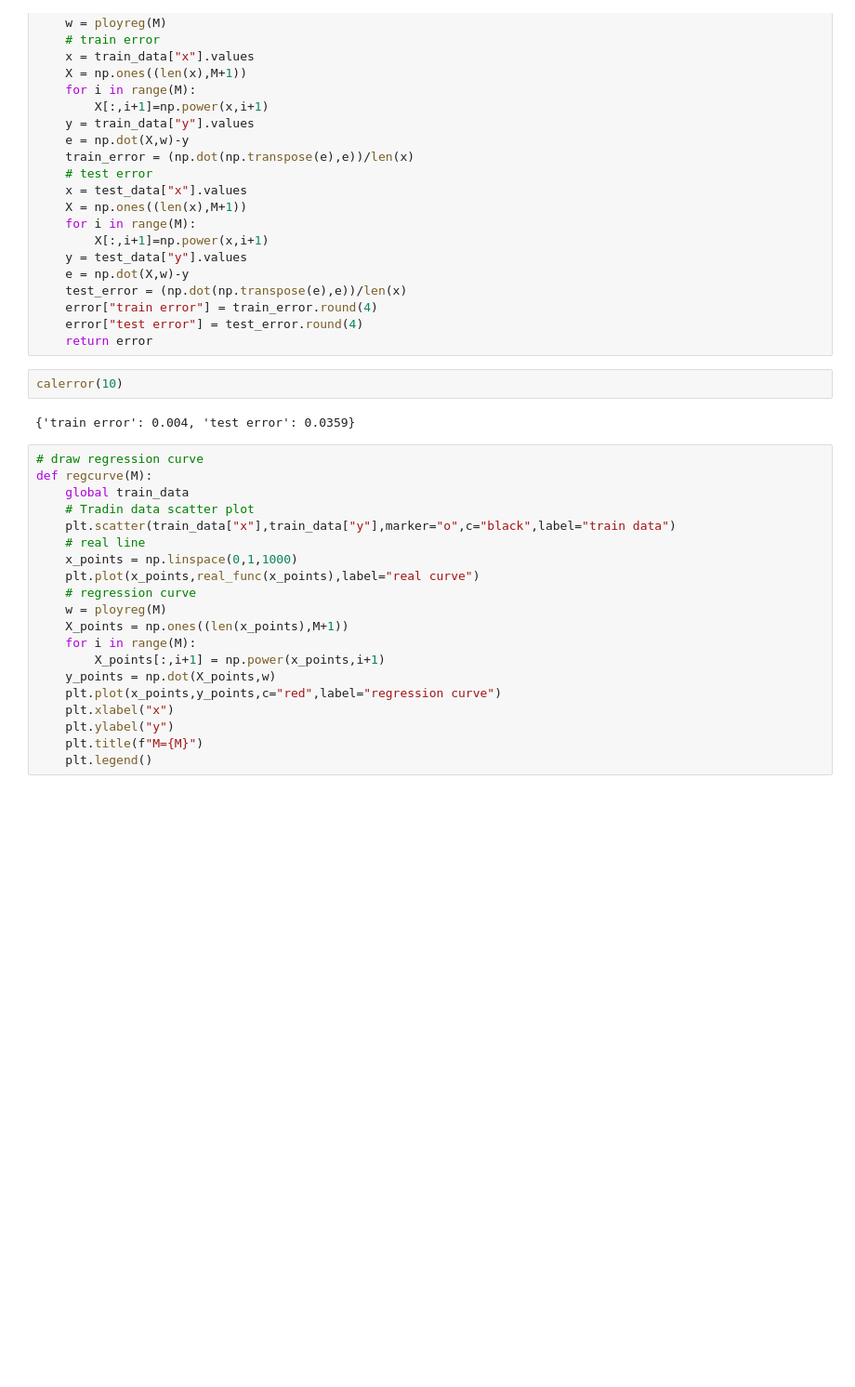
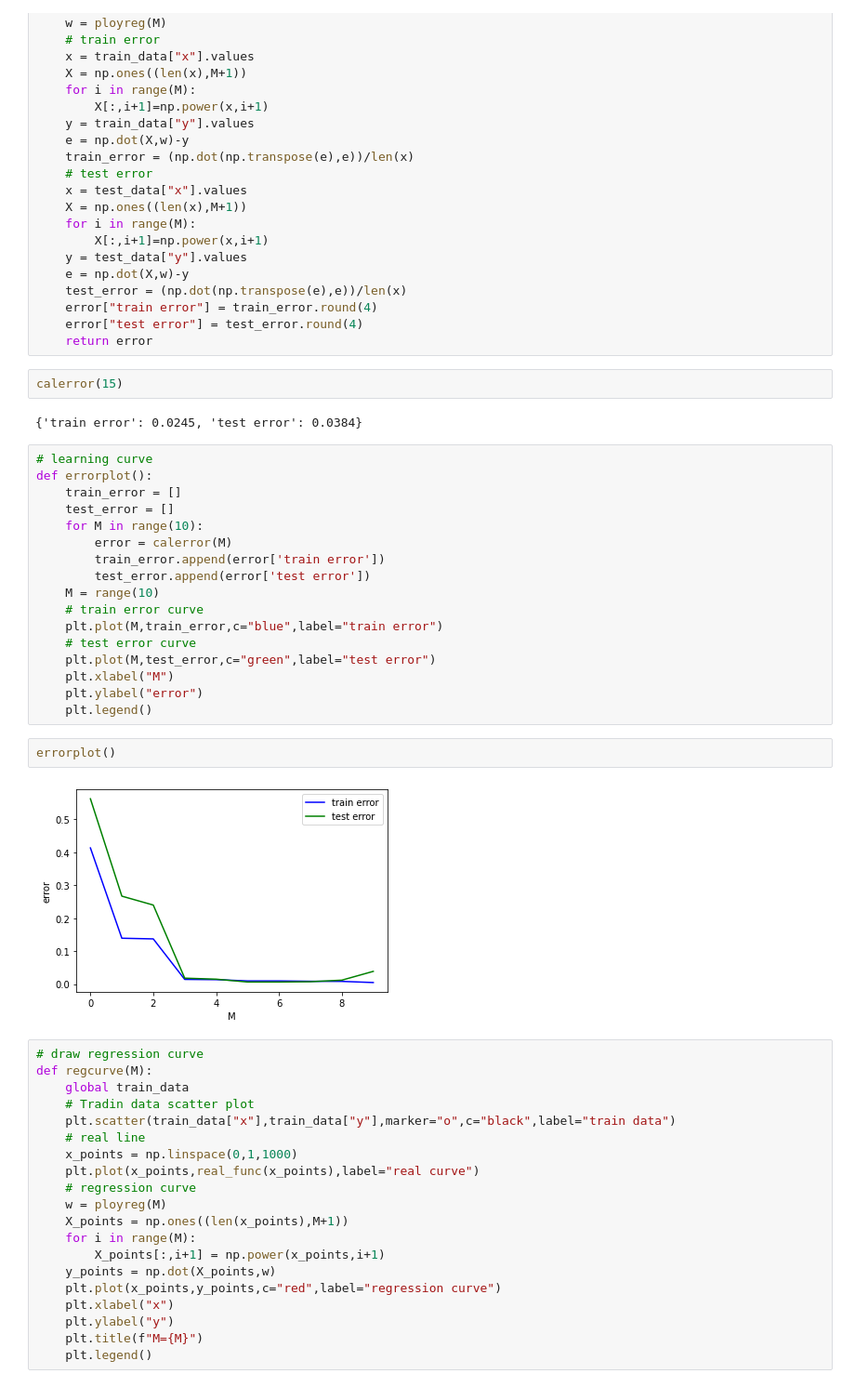
Before and after one commit to SXUSongJH/SXUSongJH.github.io, a Jupyter notebook: Code/Machine Learn/1.Introduction.ipynb, the cells around one changed output. Shown at 93% size. Drawn from its saved outputs; the diff is of its cells as text; blank space fills up the shorter version.

```diff
--- a/Code/Machine Learn/1.Introduction.ipynb
+++ b/Code/Machine Learn/1.Introduction.ipynb
@@ -78,9 +83,30 @@ def calerror(M):
     error["test error"] = test_error.round(4)
     return error
 # %%
-calerror(10)
+calerror(15)
 # %% [output]
-{'train error': 0.004, 'test error': 0.0359}
+{'train error': 0.0245, 'test error': 0.0384}
+# %%
+# learning curve
+def errorplot():
+    train_error = []
+    test_error = []
+    for M in range(10):
+        error = calerror(M)
+        train_error.append(error['train error'])
+        test_error.append(error['test error'])
+    M = range(10)
+    # train error curve
+    plt.plot(M,train_error,c="blue",label="train error")
+    # test error curve
+    plt.plot(M,test_error,c="green",label="test error")
+    plt.xlabel("M")
+    plt.ylabel("error")
+    plt.legend()
+# %%
+errorplot()
+# %% [output]
+[figure, added]
 # %%
 # draw regression curve
 def regcurve(M):
```
Also changed, not shown: parts of 4 cells of this notebook, 5 other files.
